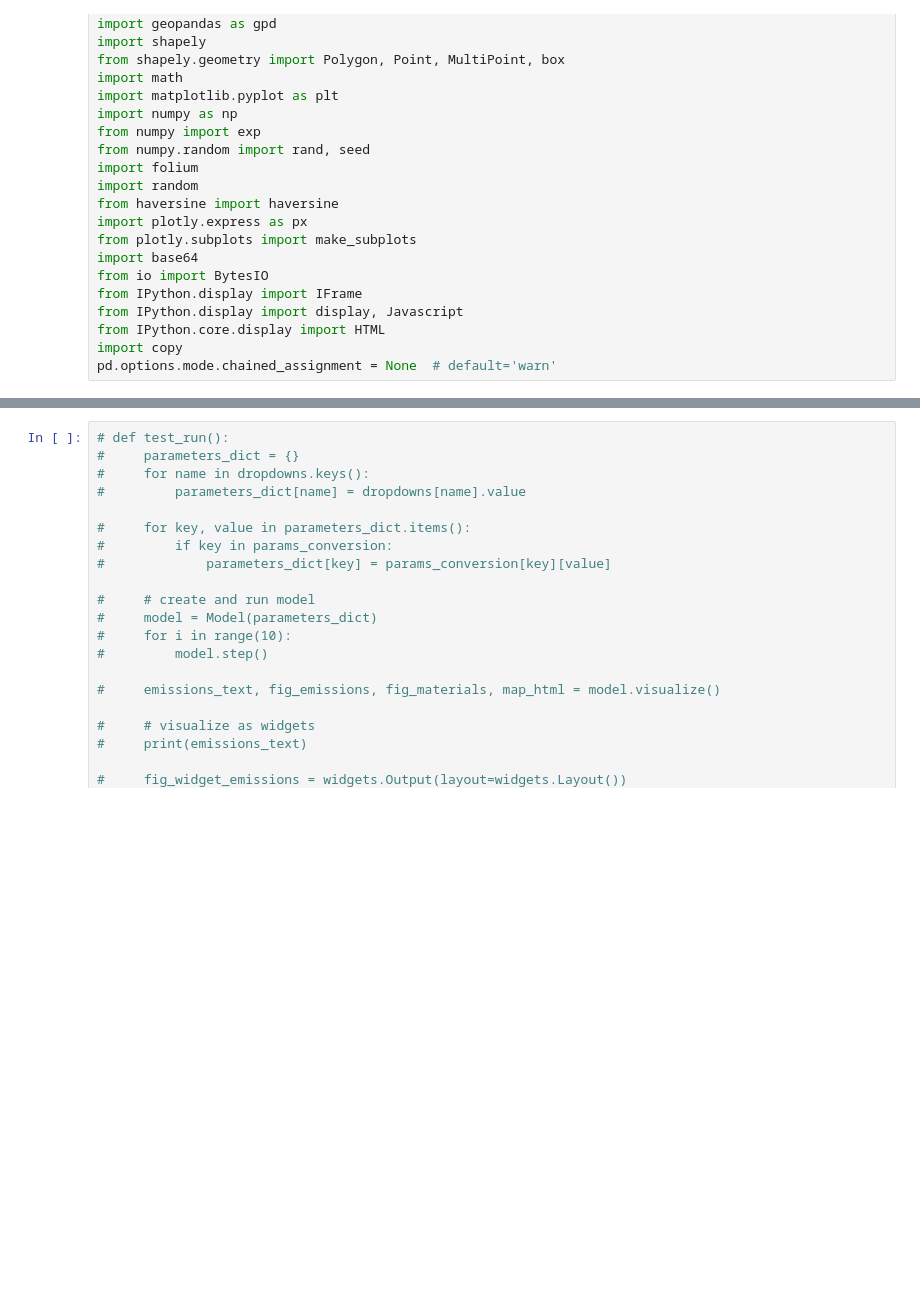
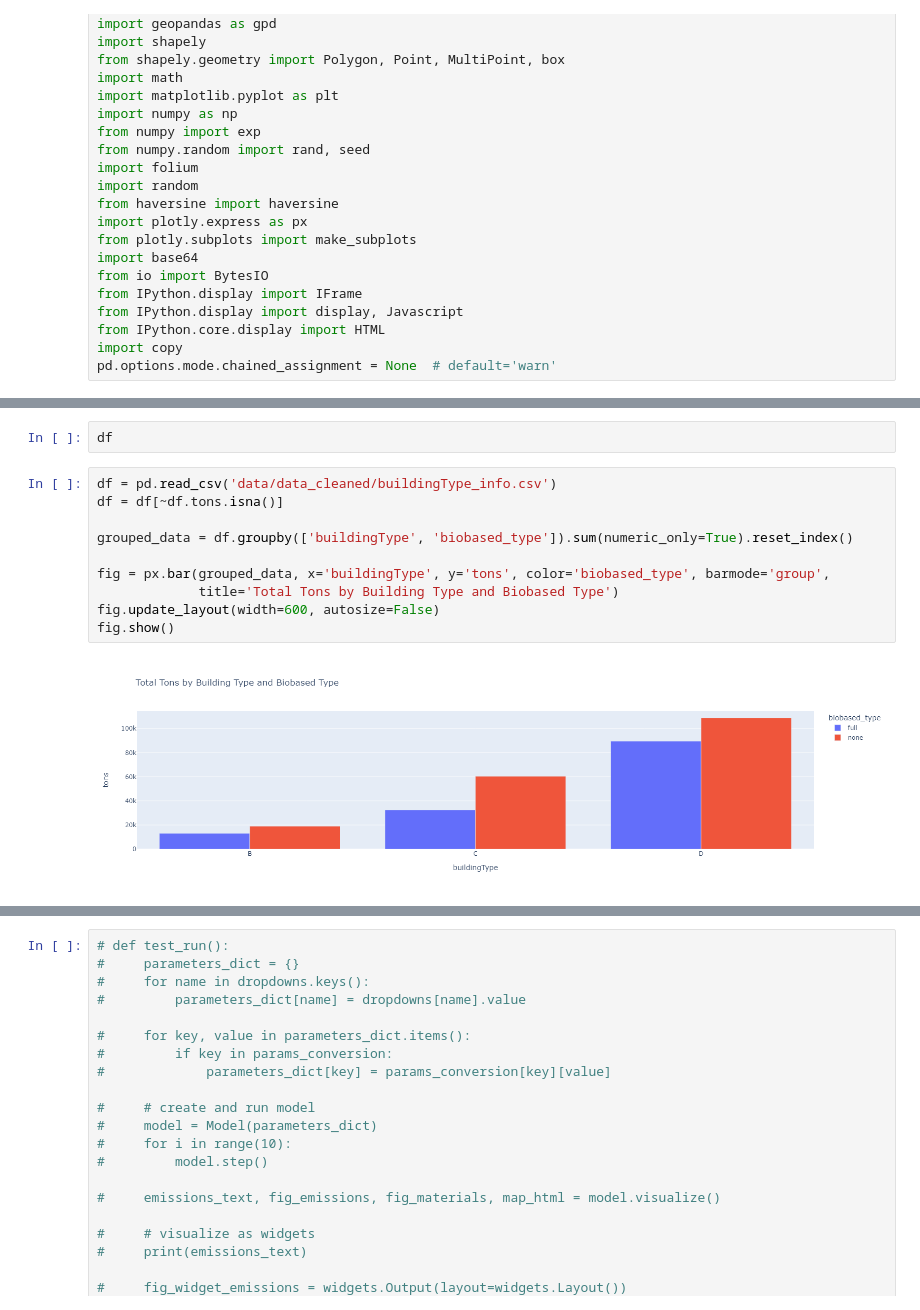
Before and after one commit to TanyaTsui/bimzec, a Jupyter notebook: model.ipynb, the cells around one changed output, grey strips where cells are left out. Drawn from its saved outputs; the diff is of its cells as text; blank space fills up the shorter version.

Commit message:
biobased data updated

```diff
--- a/model.ipynb
+++ b/model.ipynb
@@ -1361,0 +1430,14 @@ sending materials to client ...
+# %%
+df
+# %%
+df = pd.read_csv('data/data_cleaned/buildingType_info.csv')
+df = df[~df.tons.isna()]
+
+grouped_data = df.groupby(['buildingType', 'biobased_type']).sum(numeric_only=True).reset_index()
+
+fig = px.bar(grouped_data, x='buildingType', y='tons', color='biobased_type', barmode='group',
+             title='Total Tons by Building Type and Biobased Type')
+fig.update_layout(width=600, autosize=False)
+fig.show()
+# %% [output]
+[figure, added]
```
Also changed, not shown: parts of 16 cells of this notebook, 27 other files.
